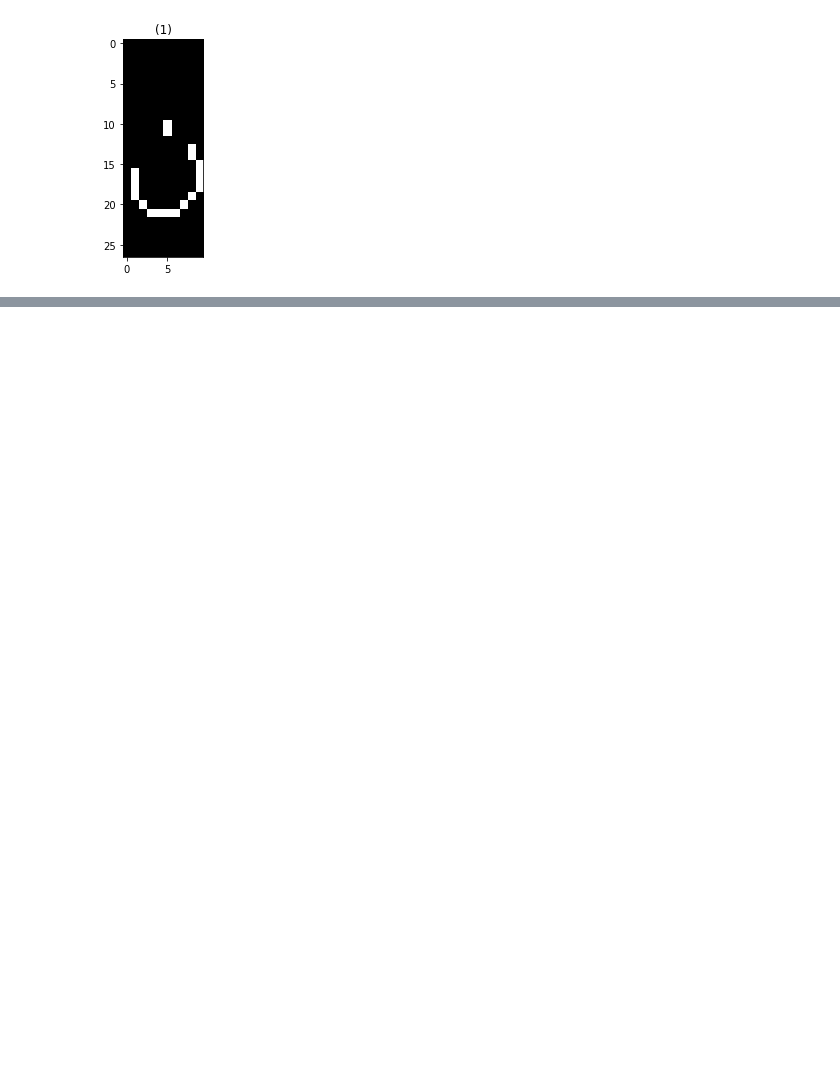
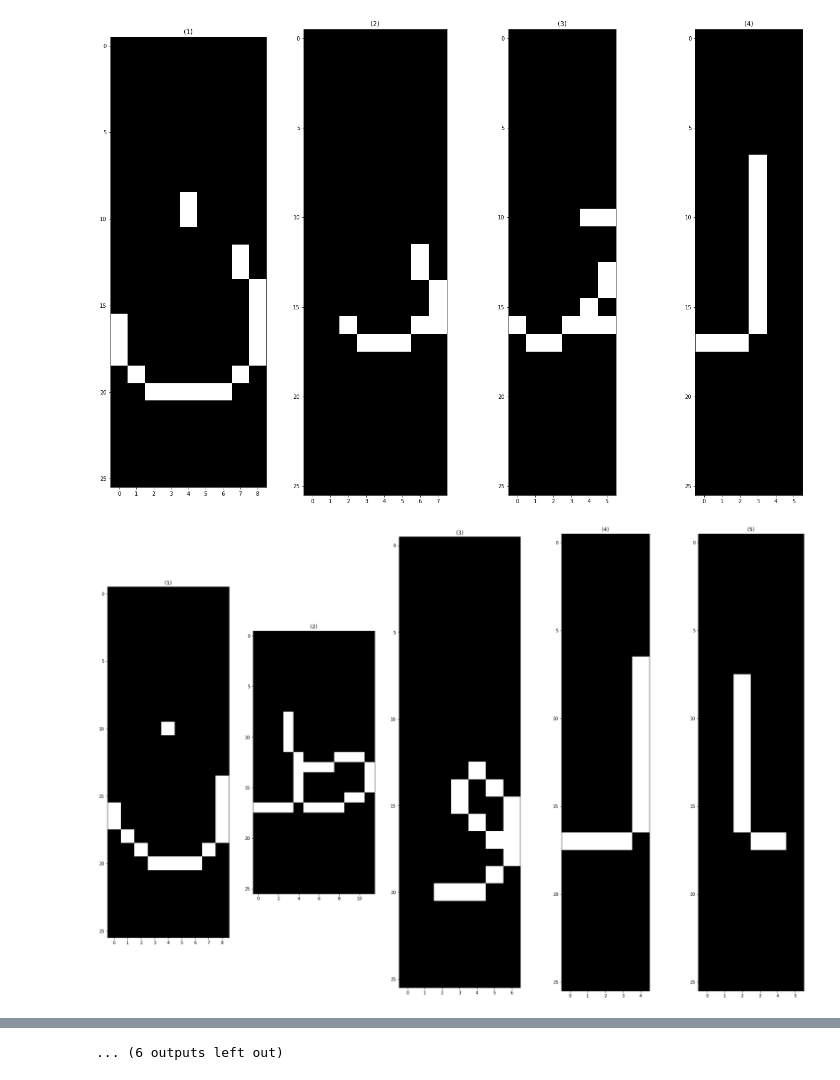
Before and after one commit to abdo-soliman/ArabicOCR, a Jupyter notebook: segmentation.ipynb, the cells around one changed output, grey strips where cells are left out. Saved outputs shown, nothing was run; the diff lists cells and outputs as text; code cells hidden in the pictures; blank space fills up the shorter version.

```diff
--- a/segmentation.ipynb
+++ b/segmentation.ipynb
@@ -238,6 +91,25 @@ def matchSen(word):
         splitters.append(sen[-1]+2)
 
     return splitters
+# %%
+def isFakeAlef(word, splitter):
+    start = 0
+    for i in range(word.shape[1]):
+        if np.sum(word[:, i]) > 0:
+            start = i
+            break
+    sub_word = word[:, start:splitter]
+
+    if sub_word.shape[1] > 4:
+        return False
+    for i in range(sub_word.shape[1]):
+        column = sub_word[:, i]
+        indecies = np.where(column > 0)[0]
+
+        if len(indecies) > 1 and (abs(indecies[-1] - indecies[0]) > 4):
+            return False
+
+    return True
 # %%
 def segmenteCharacters(word, to_skeleton=True, debug=False):
     full_skeleton = toSkeleton(word) if to_skeleton else word
@@ -330,9 +210,17 @@ def segmenteCharacters(word, to_skeleton=True, debug=False):
         characters.append(full_skeleton[:, fake_alef_splitter_filtered[-1]:])
 
         return characters
-# %%
-word = words[0]
-chars = segmenteCharacters(word)
-show_images([np.concatenate((chars[0], chars[1]), axis=1)])
-# %% [output]
-[figure, removed]
+# %%
+img_path = "./test.png"
+img = cv2.imread(img_path)
+lines = breakLines(img)
+words = breakWords(lines[0])
+words.reverse()
+# %%
+# show_images(words)
+# show_images([toSkeleton(words[0]), segmenteCharacters(words[0], debug=True)])
+for word in words:
+    show_images(segmenteCharacters(word))
+# %% [output]
+[figure, added]
+[figure, added]
@@ -339,3 +237,4 @@ show_images([np.concatenate((chars[0], chars[1]), axis=1)])
+... (6 outputs left out)
 # %%
 # for word in words:
 #     show_images([word, cv2.Canny(word,100,200)])
```
Also changed, not shown: parts of 11 cells of this notebook, 2 other files.
